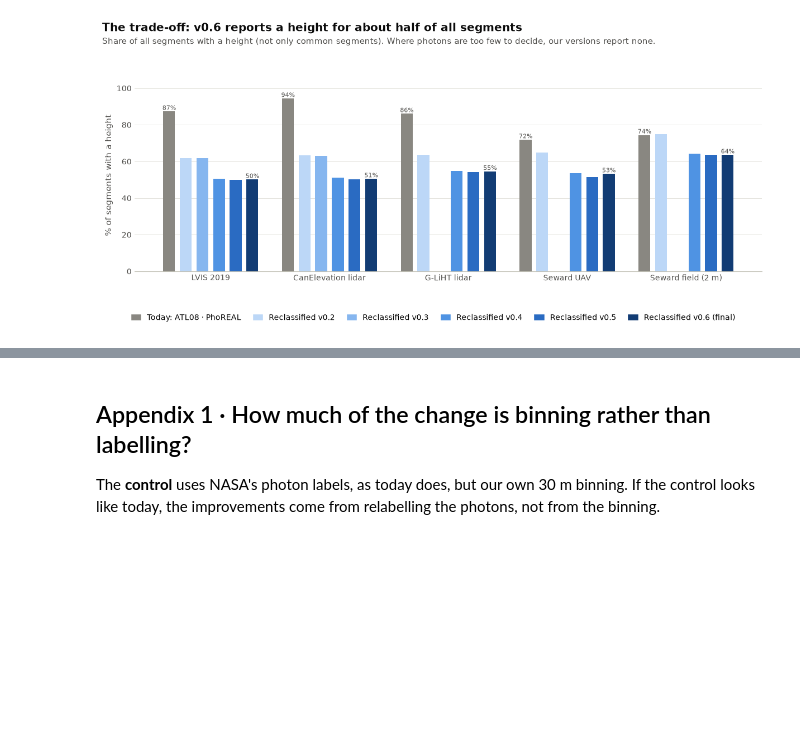
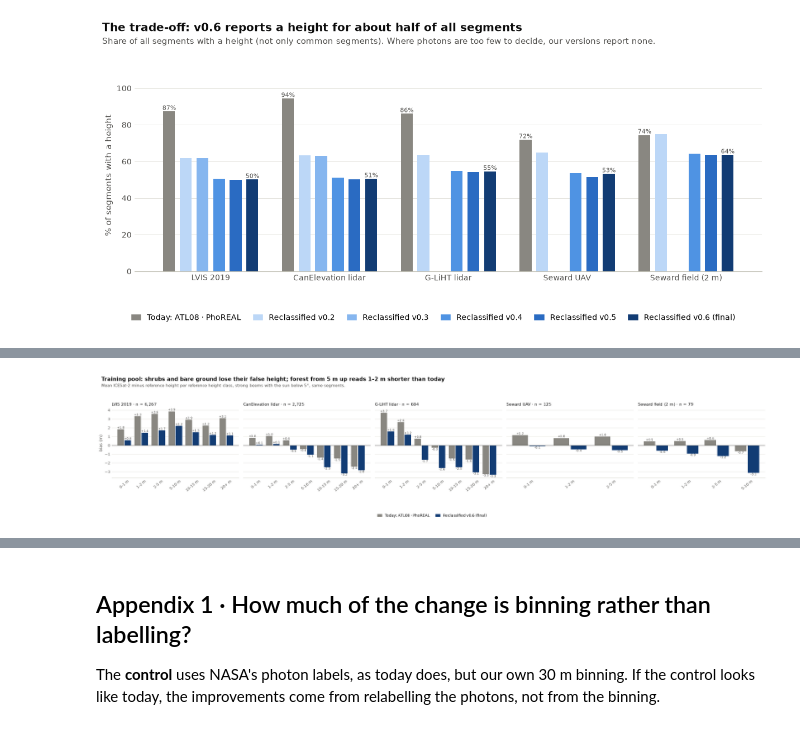
Before and after one commit to pahbs/circumpolar_boreal_trends, a Jupyter notebook: notebooks/atl03_reclass/11_validation_summary_for_presentation.ipynb, the cells around one changed output, grey strips where cells are left out. Drawn from its saved outputs; the diff is of its cells as text; code cells hidden in the pictures; blank space fills up the shorter version.

```diff
--- a/notebooks/atl03_reclass/11_validation_summary_for_presentation.ipynb
+++ b/notebooks/atl03_reclass/11_validation_summary_for_presentation.ipynb
@@ -194,0 +254,13 @@ fig.tight_layout(rect=(0, 0, 1, 0.86)); fig.savefig(FIG / "11_coverage.png", bbo
+# %%
+fig, axes = plt.subplots(1, 5, figsize=(23, 3.9), sharey=True)
+for ax, ref in zip(axes, pl.REFS):
+    tab = CK[CK.reference == ref].rename(columns={"height_class": "cat"}).assign(cat=lambda x: x.cat.astype(str))
+    cats = [k for k in pl.CLASS_LABELS if k in set(tab.cat)]
+    pl.grouped_bars(ax, tab, cats, [pl.TODAY, pl.LATEST], "bias", fmt=lambda v: f"{v:+.1f}", label_versions=(pl.TODAY, pl.LATEST))
+    pl.style_axes(ax, "bias (m)" if ax is axes[0] else None); ax.tick_params(axis="x", rotation=40)
+    ax.set_title(f"{ref} · n = {int(tab[tab.version == pl.TODAY].n.sum()):,}", fontsize=10, color=pl.INK, loc="left")
+pl.lede(fig, "Training pool: shrubs and bare ground lose their false height; forest from 5 m up reads 1–2 m shorter than today", "Mean ICESat-2 minus reference height per reference height class, strong beams with the sun below 5°, same segments.")
+pl.legend_row(fig, [pl.TODAY, pl.LATEST], y=-0.12)
+fig.tight_layout(rect=(0, 0, 1, 0.86)); fig.savefig(FIG / "11_cohort_bias_by_height.png", bbox_inches="tight")
+# %% [output]
+[figure, added]
```
Also changed, not shown: parts of 7 cells of this notebook, 11 other files.
